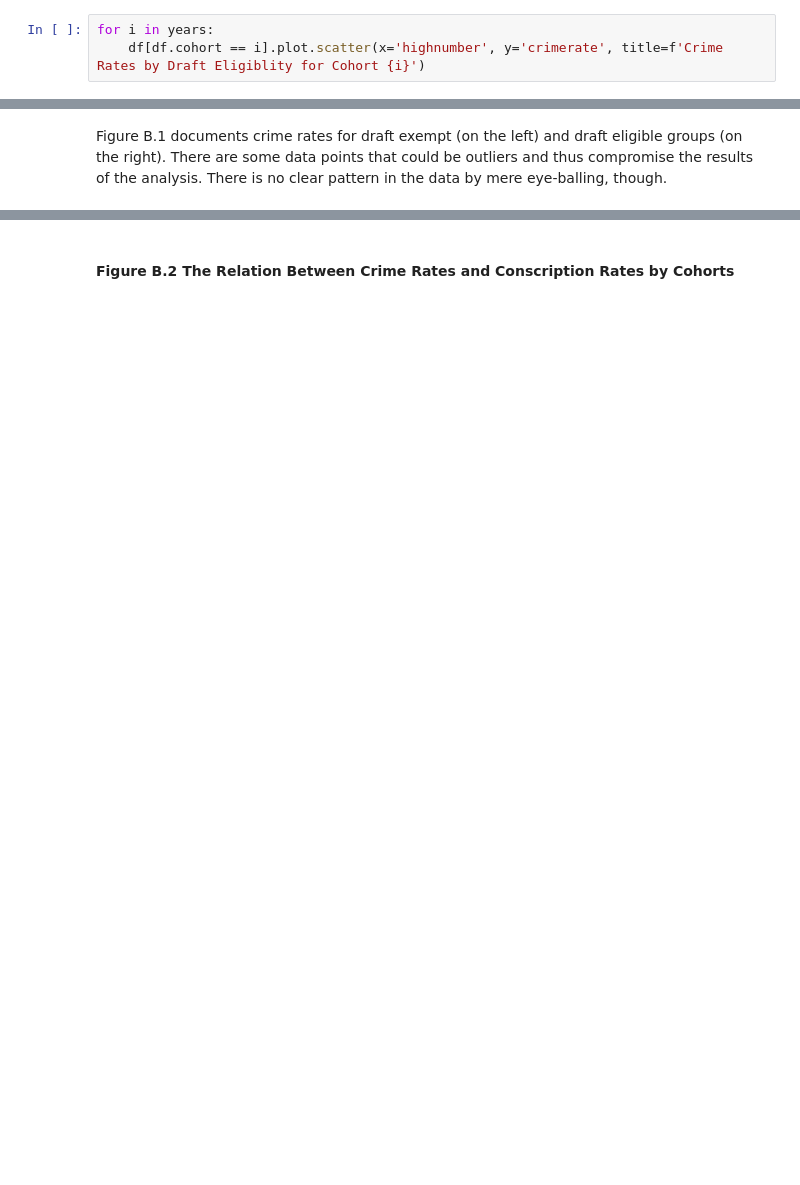
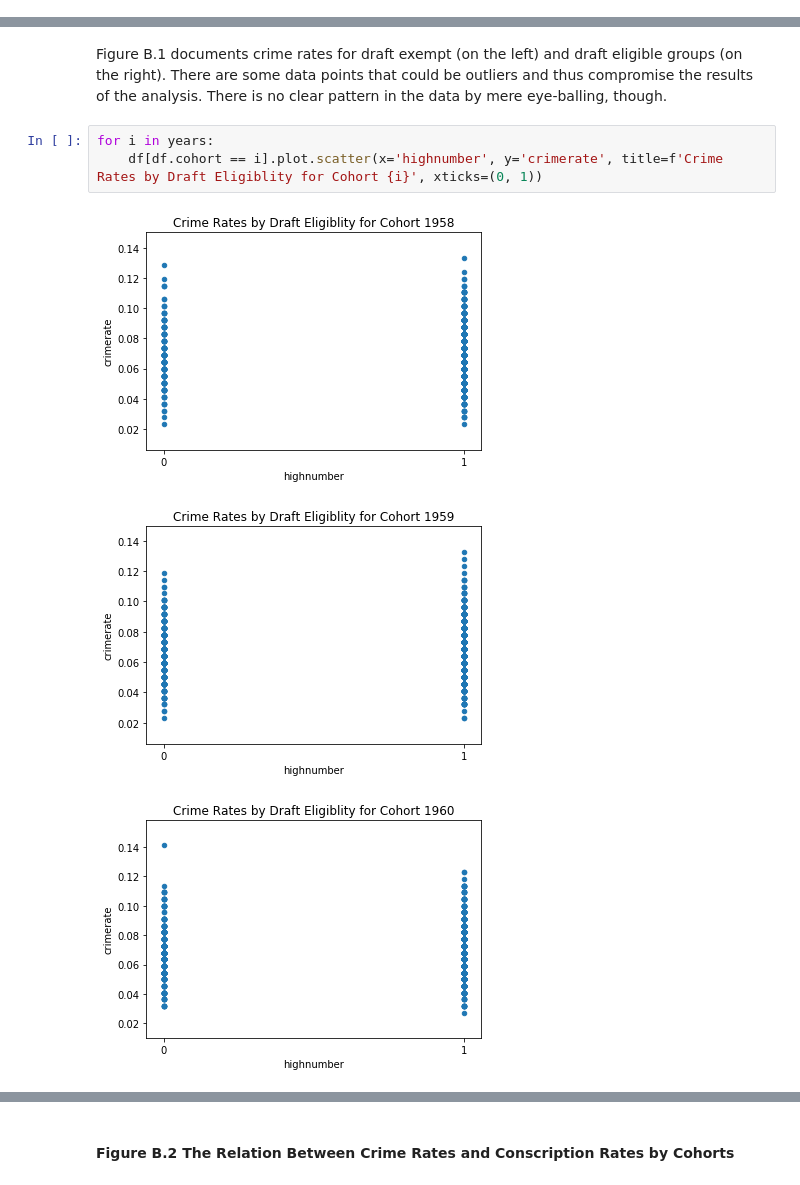
Before and after one commit to bhmueller/microeconometrics-course-project-bhmueller, a Jupyter notebook: replication_conscription_crime.ipynb, the cells around one changed output, grey strips where cells are left out. Cells and saved outputs as stored; diff of their text form; blank space fills up the shorter version.

```diff
--- a/replication_conscription_crime.ipynb
+++ b/replication_conscription_crime.ipynb
@@ -499,5 +490,2 @@ Local IV would have been an appealing extension to this model. Unfortunately thi
 # %% [markdown]
 #### Figure B.1 The Relation Between Crime Rates and Draft Eligibility by Cohorts
-# %%
-for i in years:
-    df[df.cohort == i].plot.scatter(x='highnumber', y='crimerate', title=f'Crime Rates by Draft Eligiblity for Cohort {i}')
@@ -510,2 +492,9 @@ for i in years:
 # %% [markdown]
 Figure B.1 documents crime rates for draft exempt (on the left) and draft eligible groups (on the right). There are some data points that could be outliers and thus compromise the results of the analysis. There is no clear pattern in the data by mere eye-balling, though.
+# %%
+for i in years:
+    df[df.cohort == i].plot.scatter(x='highnumber', y='crimerate', title=f'Crime Rates by Draft Eligiblity for Cohort {i}', xticks=(0, 1))
+# %% [output]
+[figure, added]
+[figure, added]
+[figure, added]
```
Also changed, not shown: parts of 65 cells of this notebook, 2 other files.
